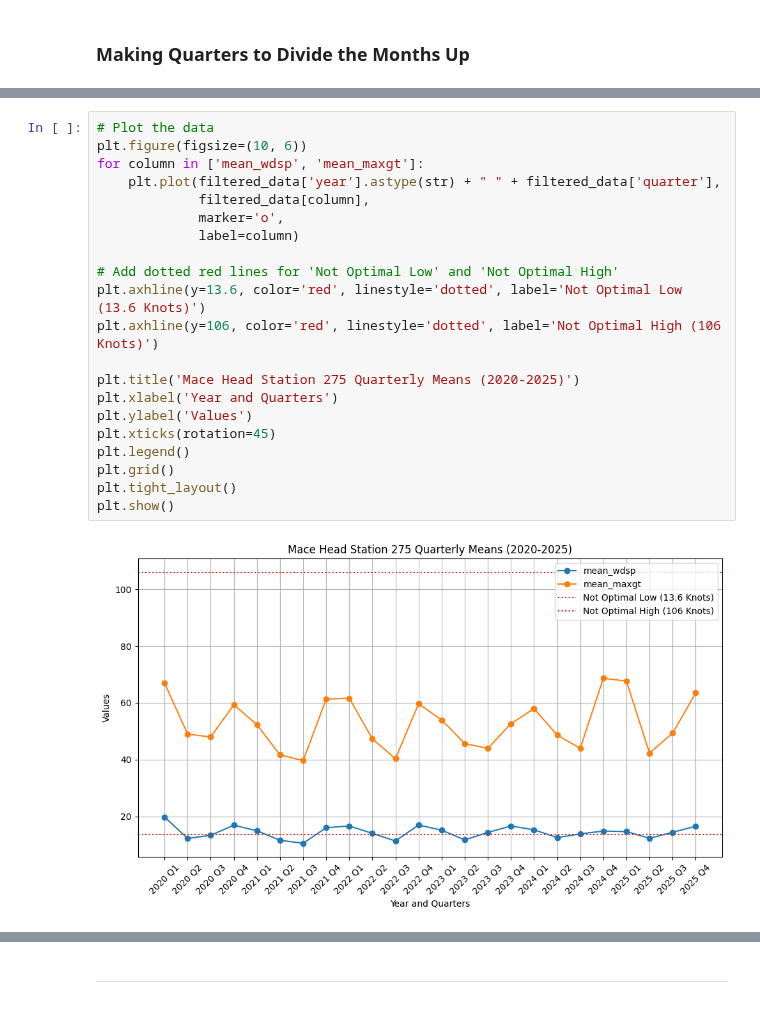
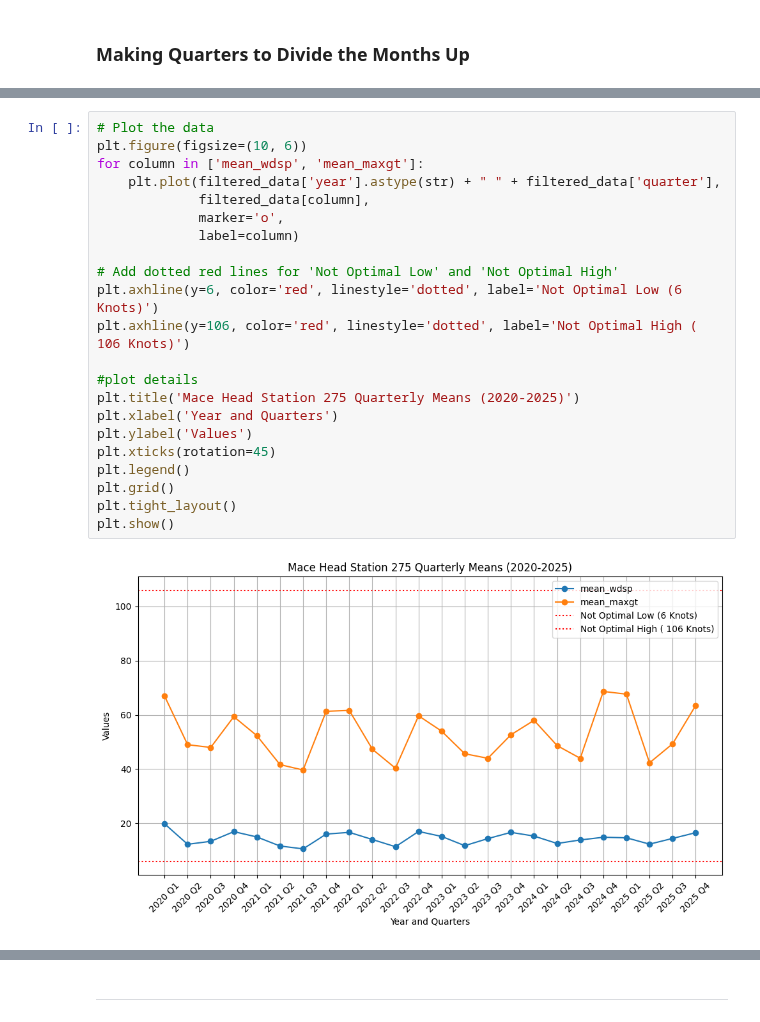
Before and after one commit to PectenMaximus/PFDA_2025_Project-, a Jupyter notebook: Project.ipynb, the cells around one changed output, grey strips where cells are left out. Saved outputs shown, nothing was run; the diff lists cells and outputs as text.

```diff
--- a/Project.ipynb
+++ b/Project.ipynb
@@ -490,23 +490,24 @@ plt.show()
 # %%
 # Plot the data
 plt.figure(figsize=(10, 6))
 for column in ['mean_wdsp', 'mean_maxgt']:
     plt.plot(filtered_data['year'].astype(str) + " " + filtered_data['quarter'],
              filtered_data[column],
              marker='o',
              label=column)
 
 # Add dotted red lines for 'Not Optimal Low' and 'Not Optimal High'
-plt.axhline(y=13.6, color='red', linestyle='dotted', label='Not Optimal Low (13.6 Knots)')
-plt.axhline(y=106, color='red', linestyle='dotted', label='Not Optimal High (106 Knots)')
+plt.axhline(y=6, color='red', linestyle='dotted', label='Not Optimal Low (6 Knots)')
+plt.axhline(y=106, color='red', linestyle='dotted', label='Not Optimal High ( 106 Knots)')
 
+#plot details
 plt.title('Mace Head Station 275 Quarterly Means (2020-2025)')
 plt.xlabel('Year and Quarters')
 plt.ylabel('Values')
 plt.xticks(rotation=45)
 plt.legend()
 plt.grid()
 plt.tight_layout()
 plt.show()
 # %% [output]
-[figure, old version]
+[figure, new version]
```
Also changed, not shown: parts of 19 cells of this notebook.
